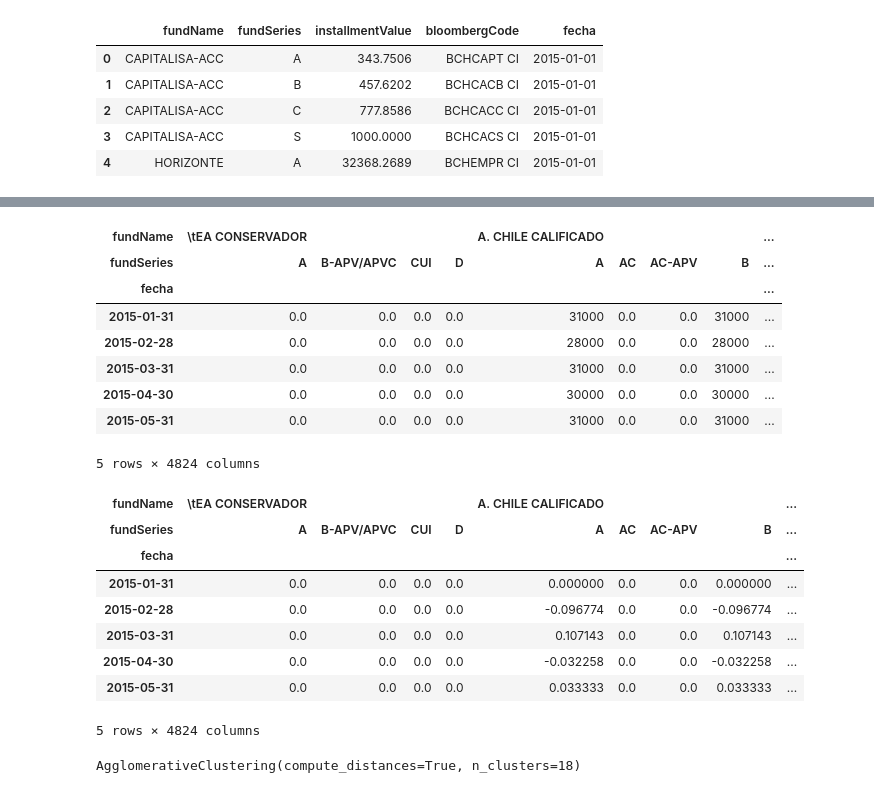
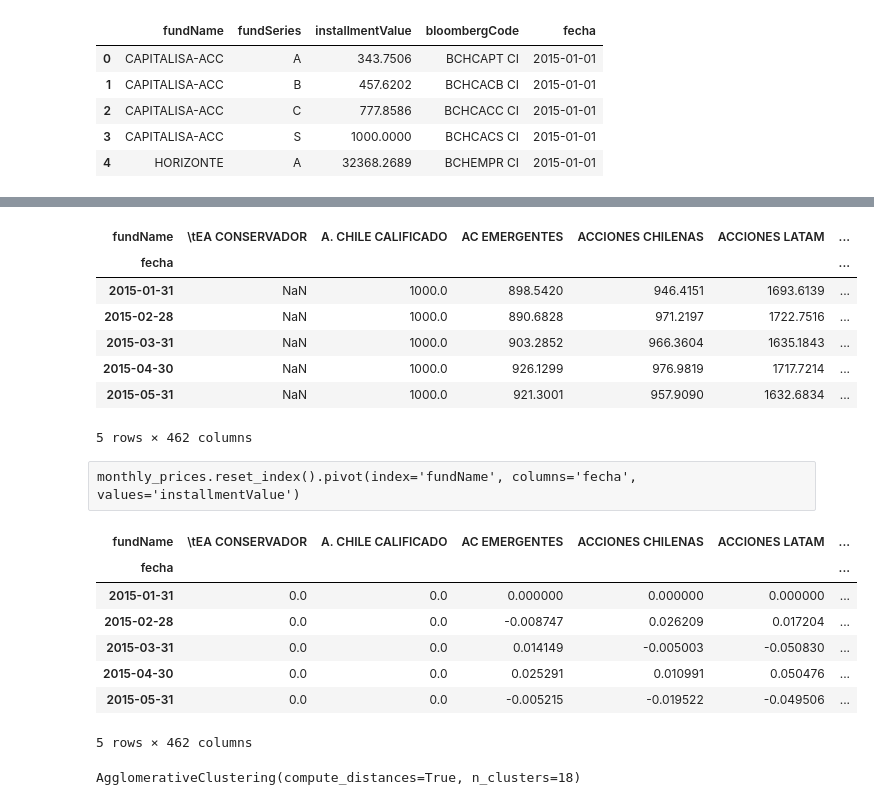
Before and after one commit to chris-santiago/aafm, a Jupyter notebook: notebooks/cluster_play.ipynb, the cells around one changed output, grey strips where cells are left out. Drawn from its saved outputs; the diff is of its cells as text; code cells hidden in the pictures.

```diff
--- a/notebooks/cluster_play.ipynb
+++ b/notebooks/cluster_play.ipynb
@@ -18,0 +15,4 @@ data.head()
+# %%
+series_mask = prices['fundSeries'] == 'A'
+prices_a = prices[series_mask].reset_index(drop=True)
+prices_a.head()
@@ -19,4 +26,5 @@ data.head()
 # %%
-monthly = prices.groupby([pd.Grouper(key='fecha', freq='1M'), 'fundName']).sum()
-monthly.head()
+monthly_prices = prices_a.groupby([pd.Grouper(key='fecha', freq='1M'), 'fundName']).last()
+print(monthly.shape)
+monthly_prices.loc['2015-01']
 # %% [output]
@@ -30,38 +46,31 @@ monthly.head()
-# %%
-monthly_prices = prices.pivot_table(
-    values='installmentValue',
-    index=pd.Grouper(key='fecha', freq='1M'),
-    columns=['fundName', 'fundSeries'],
-    aggfunc=sum,
-    fill_value=0
-)
 # %%
+monthly_prices = monthly_prices['installmentValue'].unstack()
 monthly_prices.head()
 # %% [output]
-| fundName | \tEA CONSERVADOR |  |  |  | A. CHILE CALIFICADO |  |  |  | ... |
-| fundSeries | A | B-APV/APVC | CUI | D | A | AC | AC-APV | B | ... |
-| fecha |  |  |  |  |  |  |  |  | ... |
-| 2015-01-31 | 0.0 | 0.0 | 0.0 | 0.0 | 31000 | 0.0 | 0.0 | 31000 | ... |
-| 2015-02-28 | 0.0 | 0.0 | 0.0 | 0.0 | 28000 | 0.0 | 0.0 | 28000 | ... |
-| 2015-03-31 | 0.0 | 0.0 | 0.0 | 0.0 | 31000 | 0.0 | 0.0 | 31000 | ... |
-| 2015-04-30 | 0.0 | 0.0 | 0.0 | 0.0 | 30000 | 0.0 | 0.0 | 30000 | ... |
-| 2015-05-31 | 0.0 | 0.0 | 0.0 | 0.0 | 31000 | 0.0 | 0.0 | 31000 | ... |
+| fundName | \tEA CONSERVADOR | A. CHILE CALIFICADO | AC EMERGENTES | ACCIONES CHILENAS | ACCIONES LATAM | ... |
+| fecha |  |  |  |  |  | ... |
+| 2015-01-31 | NaN | 1000.0 | 898.5420 | 946.4151 | 1693.6139 | ... |
+| 2015-02-28 | NaN | 1000.0 | 890.6828 | 971.2197 | 1722.7516 | ... |
+| 2015-03-31 | NaN | 1000.0 | 903.2852 | 966.3604 | 1635.1843 | ... |
+| 2015-04-30 | NaN | 1000.0 | 926.1299 | 976.9819 | 1717.7214 | ... |
+| 2015-05-31 | NaN | 1000.0 | 921.3001 | 957.9090 | 1632.6834 | ... |
-5 rows × 4824 columns
+5 rows × 462 columns
+# %% [raw]
+monthly_prices.reset_index().pivot(index='fundName', columns='fecha', values='installmentValue')
 # %%
 monthly_returns = monthly_prices.pct_change()
 monthly_returns.replace([-np.inf, np.inf], np.nan, inplace=True)
 monthly_returns.fillna(0, inplace=True)
 monthly_returns.head()
 # %% [output]
-| fundName | \tEA CONSERVADOR |  |  |  | A. CHILE CALIFICADO |  |  |  | ... |
-| fundSeries | A | B-APV/APVC | CUI | D | A | AC | AC-APV | B | ... |
-| fecha |  |  |  |  |  |  |  |  | ... |
-| 2015-01-31 | 0.0 | 0.0 | 0.0 | 0.0 | 0.000000 | 0.0 | 0.0 | 0.000000 | ... |
-| 2015-02-28 | 0.0 | 0.0 | 0.0 | 0.0 | -0.096774 | 0.0 | 0.0 | -0.096774 | ... |
-| 2015-03-31 | 0.0 | 0.0 | 0.0 | 0.0 | 0.107143 | 0.0 | 0.0 | 0.107143 | ... |
-| 2015-04-30 | 0.0 | 0.0 | 0.0 | 0.0 | -0.032258 | 0.0 | 0.0 | -0.032258 | ... |
-| 2015-05-31 | 0.0 | 0.0 | 0.0 | 0.0 | 0.033333 | 0.0 | 0.0 | 0.033333 | ... |
+| fundName | \tEA CONSERVADOR | A. CHILE CALIFICADO | AC EMERGENTES | ACCIONES CHILENAS | ACCIONES LATAM | ... |
+| fecha |  |  |  |  |  | ... |
+| 2015-01-31 | 0.0 | 0.0 | 0.000000 | 0.000000 | 0.000000 | ... |
+| 2015-02-28 | 0.0 | 0.0 | -0.008747 | 0.026209 | 0.017204 | ... |
+| 2015-03-31 | 0.0 | 0.0 | 0.014149 | -0.005003 | -0.050830 | ... |
+| 2015-04-30 | 0.0 | 0.0 | 0.025291 | 0.010991 | 0.050476 | ... |
+| 2015-05-31 | 0.0 | 0.0 | -0.005215 | -0.019522 | -0.049506 | ... |
-5 rows × 4824 columns
+5 rows × 462 columns
 # %%
 monthly_returns.T.to_csv('monthly_returns.csv')
 # %%
```
Also changed, not shown: parts of 12 cells of this notebook, 3 other files.
